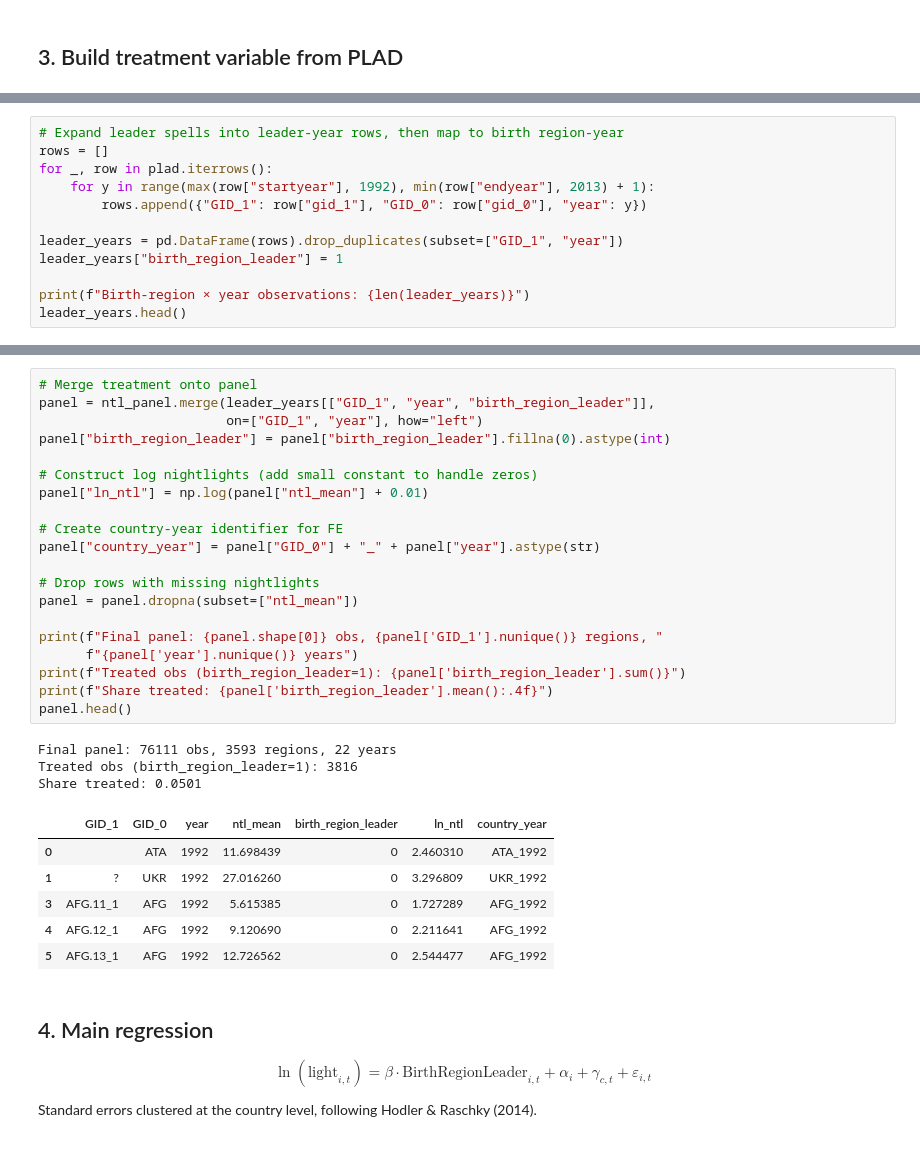
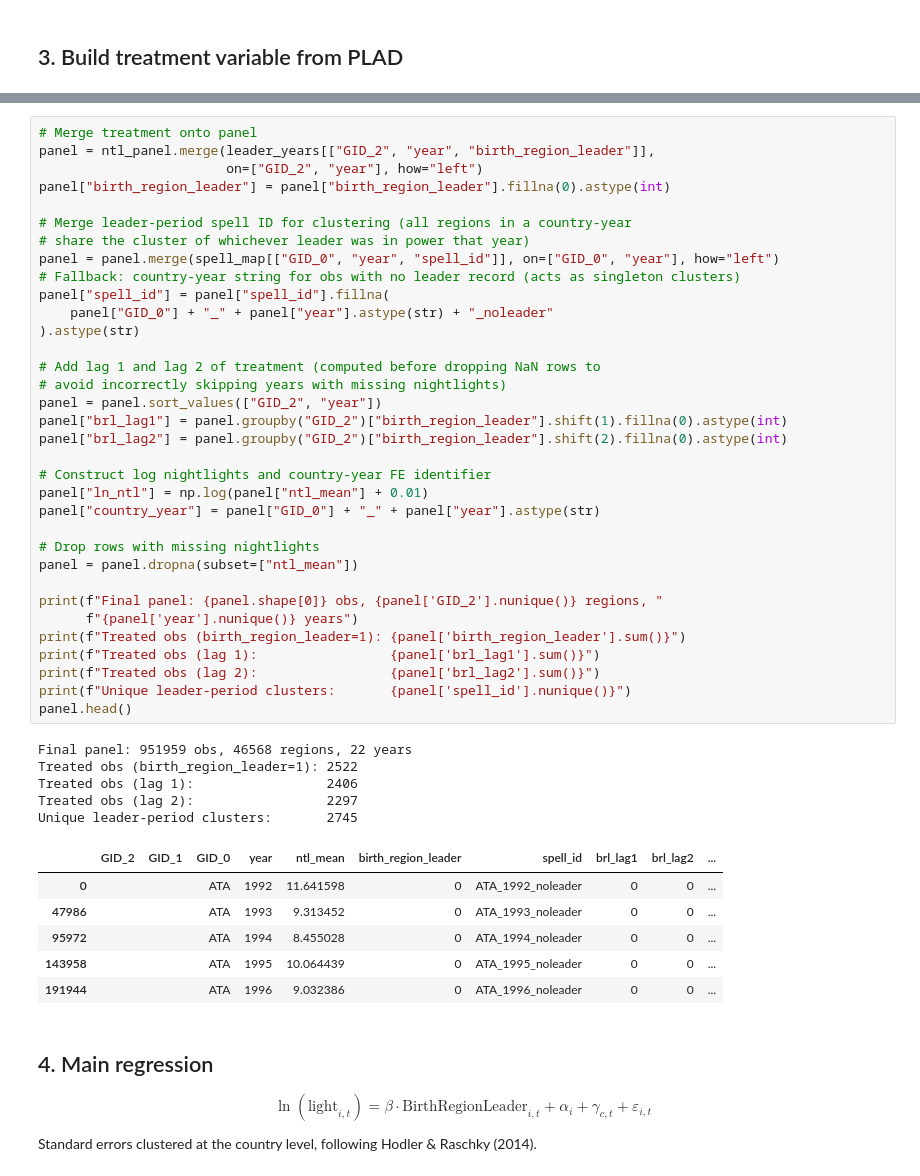
Before and after one commit to RichSchulz/political-leader-pollution, a Jupyter notebook: analysis/replication.ipynb, the cells around one changed output, grey strips where cells are left out. Drawn from its saved outputs; the diff is of its cells as text.

```diff
--- a/analysis/replication.ipynb
+++ b/analysis/replication.ipynb
@@ -163,12 +216,0 @@ Year range: 1948–2023
-# %%
-# Expand leader spells into leader-year rows, then map to birth region-year
-rows = []
-for _, row in plad.iterrows():
-    for y in range(max(row["startyear"], 1992), min(row["endyear"], 2013) + 1):
-        rows.append({"GID_1": row["gid_1"], "GID_0": row["gid_0"], "year": y})
-
-leader_years = pd.DataFrame(rows).drop_duplicates(subset=["GID_1", "year"])
-leader_years["birth_region_leader"] = 1
-
-print(f"Birth-region × year observations: {len(leader_years)}")
-leader_years.head()
@@ -183,33 +311,49 @@ Birth-region × year observations: 4004
 # %%
 # Merge treatment onto panel
-panel = ntl_panel.merge(leader_years[["GID_1", "year", "birth_region_leader"]],
-                        on=["GID_1", "year"], how="left")
+panel = ntl_panel.merge(leader_years[["GID_2", "year", "birth_region_leader"]],
+                        on=["GID_2", "year"], how="left")
 panel["birth_region_leader"] = panel["birth_region_leader"].fillna(0).astype(int)
 
-# Construct log nightlights (add small constant to handle zeros)
+# Merge leader-period spell ID for clustering (all regions in a country-year
+# share the cluster of whichever leader was in power that year)
+panel = panel.merge(spell_map[["GID_0", "year", "spell_id"]], on=["GID_0", "year"], how="left")
+# Fallback: country-year string for obs with no leader record (acts as singleton clusters)
+panel["spell_id"] = panel["spell_id"].fillna(
+    panel["GID_0"] + "_" + panel["year"].astype(str) + "_noleader"
+).astype(str)
+
+# Add lag 1 and lag 2 of treatment (computed before dropping NaN rows to
+# avoid incorrectly skipping years with missing nightlights)
+panel = panel.sort_values(["GID_2", "year"])
+panel["brl_lag1"] = panel.groupby("GID_2")["birth_region_leader"].shift(1).fillna(0).astype(int)
+panel["brl_lag2"] = panel.groupby("GID_2")["birth_region_leader"].shift(2).fillna(0).astype(int)
+
+# Construct log nightlights and country-year FE identifier
 panel["ln_ntl"] = np.log(panel["ntl_mean"] + 0.01)
-
-# Create country-year identifier for FE
 panel["country_year"] = panel["GID_0"] + "_" + panel["year"].astype(str)
 
 # Drop rows with missing nightlights
 panel = panel.dropna(subset=["ntl_mean"])
 
-print(f"Final panel: {panel.shape[0]} obs, {panel['GID_1'].nunique()} regions, "
+print(f"Final panel: {panel.shape[0]} obs, {panel['GID_2'].nunique()} regions, "
       f"{panel['year'].nunique()} years")
 print(f"Treated obs (birth_region_leader=1): {panel['birth_region_leader'].sum()}")
-print(f"Share treated: {panel['birth_region_leader'].mean():.4f}")
+print(f"Treated obs (lag 1):                 {panel['brl_lag1'].sum()}")
+print(f"Treated obs (lag 2):                 {panel['brl_lag2'].sum()}")
+print(f"Unique leader-period clusters:       {panel['spell_id'].nunique()}")
 panel.head()
 # %% [output]
-Final panel: 76111 obs, 3593 regions, 22 years
-Treated obs (birth_region_leader=1): 3816
-Share treated: 0.0501
+Final panel: 951959 obs, 46568 regions, 22 years
+Treated obs (birth_region_leader=1): 2522
+Treated obs (lag 1):                 2406
+Treated obs (lag 2):                 2297
+Unique leader-period clusters:       2745
-|  | GID_1 | GID_0 | year | ntl_mean | birth_region_leader | ln_ntl | country_year |
-| 0 |  | ATA | 1992 | 11.698439 | 0 | 2.460310 | ATA_1992 |
-| 1 | ? | UKR | 1992 | 27.016260 | 0 | 3.296809 | UKR_1992 |
-| 3 | AFG.11_1 | AFG | 1992 | 5.615385 | 0 | 1.727289 | AFG_1992 |
-| 4 | AFG.12_1 | AFG | 1992 | 9.120690 | 0 | 2.211641 | AFG_1992 |
-| 5 | AFG.13_1 | AFG | 1992 | 12.726562 | 0 | 2.544477 | AFG_1992 |
+|  | GID_2 | GID_1 | GID_0 | year | ntl_mean | birth_region_leader | spell_id | brl_lag1 | brl_lag2 | ... |
+| 0 |  |  | ATA | 1992 | 11.641598 | 0 | ATA_1992_noleader | 0 | 0 | ... |
+| 47986 |  |  | ATA | 1993 | 9.313452 | 0 | ATA_1993_noleader | 0 | 0 | ... |
+| 95972 |  |  | ATA | 1994 | 8.455028 | 0 | ATA_1994_noleader | 0 | 0 | ... |
+| 143958 |  |  | ATA | 1995 | 10.064439 | 0 | ATA_1995_noleader | 0 | 0 | ... |
+| 191944 |  |  | ATA | 1996 | 9.032386 | 0 | ATA_1996_noleader | 0 | 0 | ... |
 # %% [markdown]
 ## 4. Main regression
 
```
Also changed, not shown: parts of 12 cells of this notebook, 2 other files.
